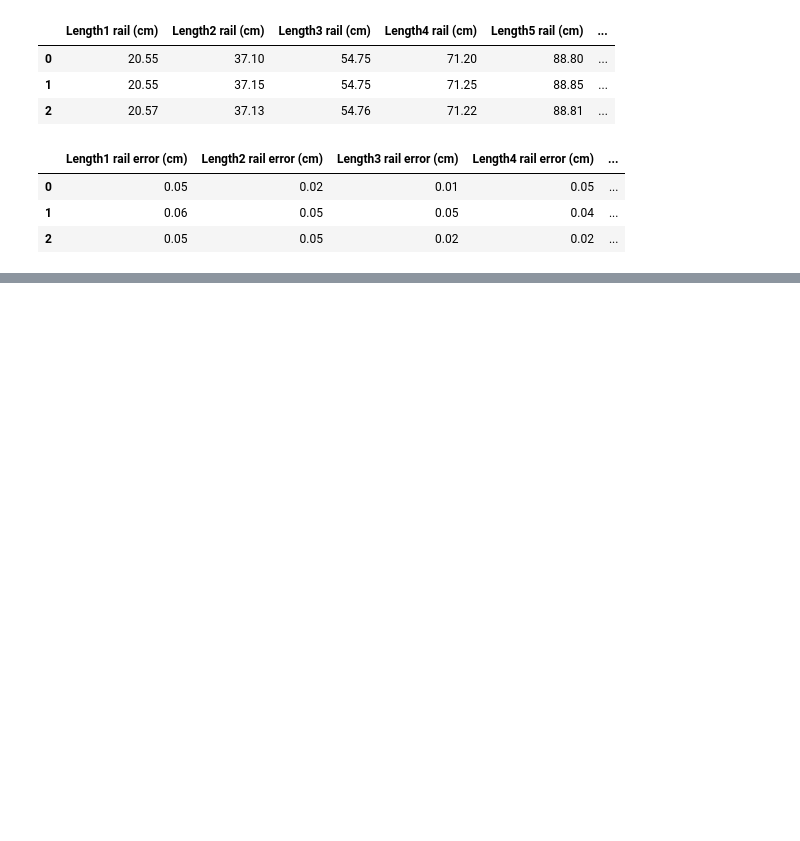
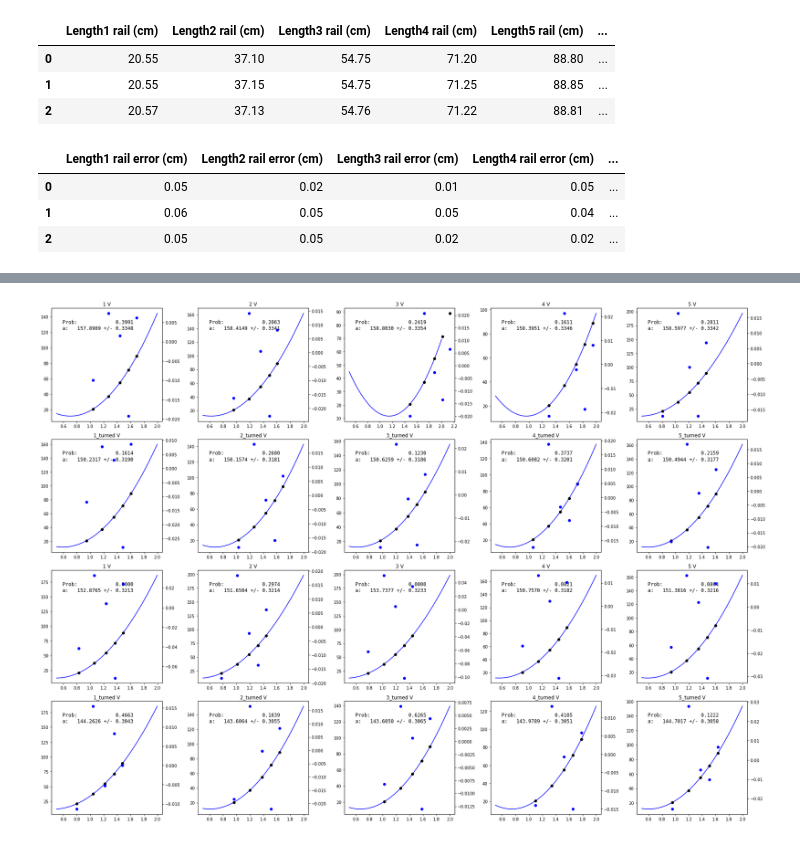
Before and after one commit to PhilKofoed/AppStat2022, a Jupyter notebook: Philip/Ballonincline/Balloninclineclac.ipynb, the cells around one changed output, grey strips where cells are left out. Drawn from its saved outputs; the diff is of its cells as text; code cells hidden in the pictures; blank space fills up the shorter version.

```diff
--- a/Philip/Ballonincline/Balloninclineclac.ipynb
+++ b/Philip/Ballonincline/Balloninclineclac.ipynb
@@ -223,0 +209,23 @@ display(test)
+# %%
+railkeys = raildf.columns
+sigmakeys = railerrordf.columns
+hl = int(len(sigmakeys)/2)
+
+distances = np.zeros(hl)
+errors_on_distances = np.zeros(hl)
+
+# raildf[col], railerrordf[sigmacol]
+
+for idx, (sigmacol, col) in enumerate(zip(sigmakeys[:hl], railkeys[:hl])):
+    wm1 = weighted_mean(raildf[col], railerrordf[sigmacol])
+    wm2 = weighted_mean(raildf.iloc[:, idx + hl], railerrordf.iloc[:, idx + hl])
+    sigma1 = weighted_error_on_mean(railerrordf[sigmacol])
+    sigma2 = weighted_error_on_mean(railerrordf.iloc[:, idx + hl])
+    # print(sigma1, sigma2, weighted_error_on_mean([sigma1, sigma2]))
+    # print(np.sqrt((sigma1/2)**2 + (sigma2/2)**2))
+    # print(np.std([wm1, wm2], ddof=1))
+    distances[idx] = wm1
+    errors_on_distances[idx] = sigma1
+
+print(distances)
+print(errors_on_distances)
@@ -223,0 +317,21 @@ display(test)
+# %%
+fig, axes = plt.subplots(4, 5, figsize = (25,18), facecolor = "white")
+
+x_plot=np.linspace(0.5, 2, 1000)
+normalmask = np.arange(0, len(peakdf_bigball.columns), 2)
+turnedmask = np.arange(1, len(peakdf_bigball.columns), 2)
+for data, axrow, mask, dataframe in zip([paramatrix_big, paramatrix_big_t, paramatrix_small, paramatrix_small_t], axes, [normalmask, turnedmask, normalmask, turnedmask], [peakdf_bigball, peakdf_bigball, peakdf_smallball, peakdf_smallball]):
+    for col, ax, dfidx in zip(data.T, axrow, mask):
+        ax.plot(x_plot, polysecond(x_plot, *col[0:3]), color = "b")
+        ax.errorbar(dataframe.iloc[:, dfidx], distances, ecolor = "k", fmt = "o", color = "k", capsize = 4)
+        text = nice_string_output({"Prob:": f"{col[7]:.4f}", "a:": f"{col[0]:.4f} +/- {col[3]:.4f}"}, extra_spacing=0)
+        add_text_to_ax(0.1, 0.9, text, ax)
+        ax.set_title(str(dataframe.columns[dfidx]))
+
+        sec_ax = ax.twinx()
+        sec_ax.errorbar(dataframe.iloc[:, dfidx], distances - polysecond(dataframe.iloc[:, dfidx], *col[0:3]), ecolor = "k", fmt = "o", color = "b", capsize = 4)
+
+plt.tight_layout()
+plt.savefig("test.png", dpi = 150)
+# %% [output]
+[figure, added]
```
Also changed, not shown: parts of 11 cells of this notebook, 2 other files.
